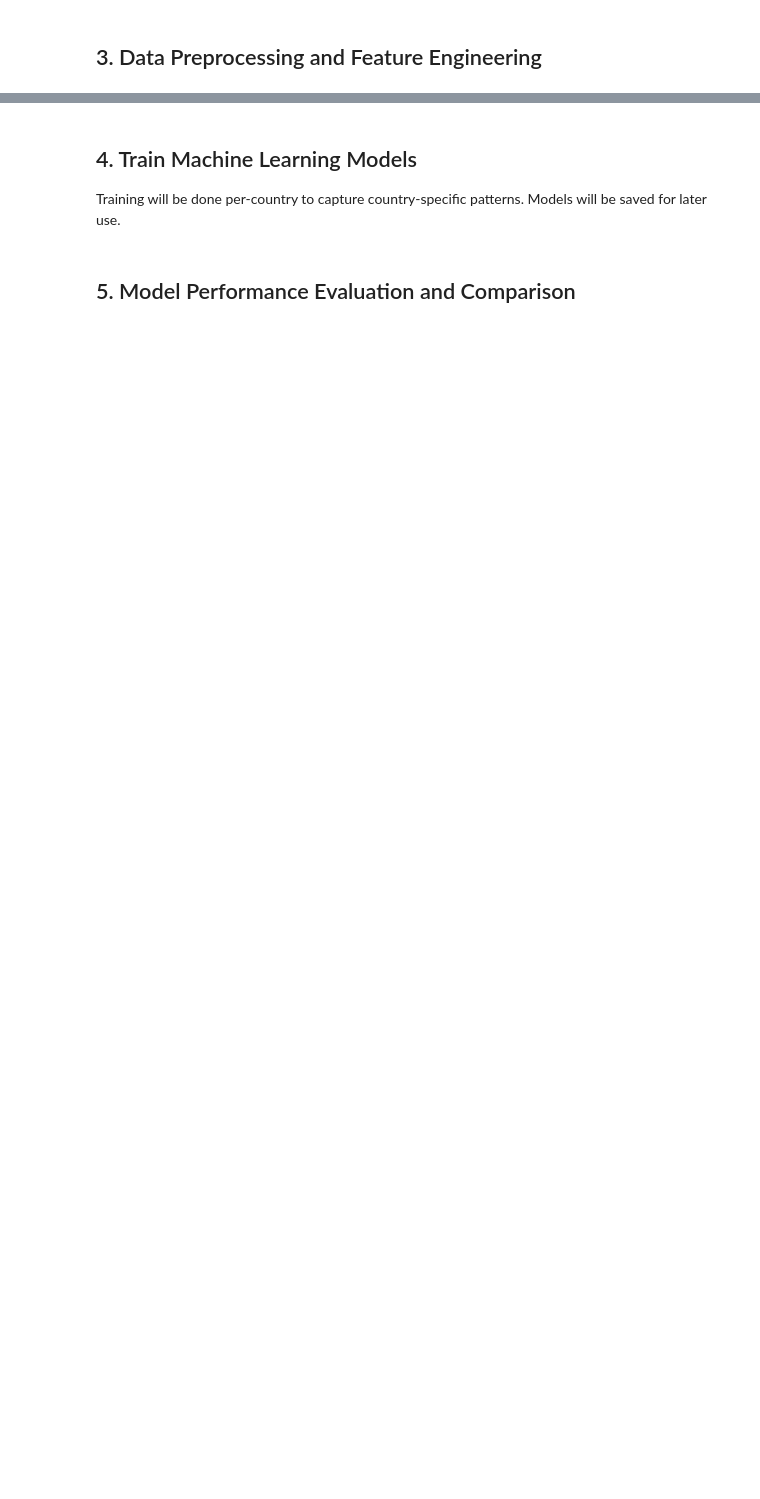
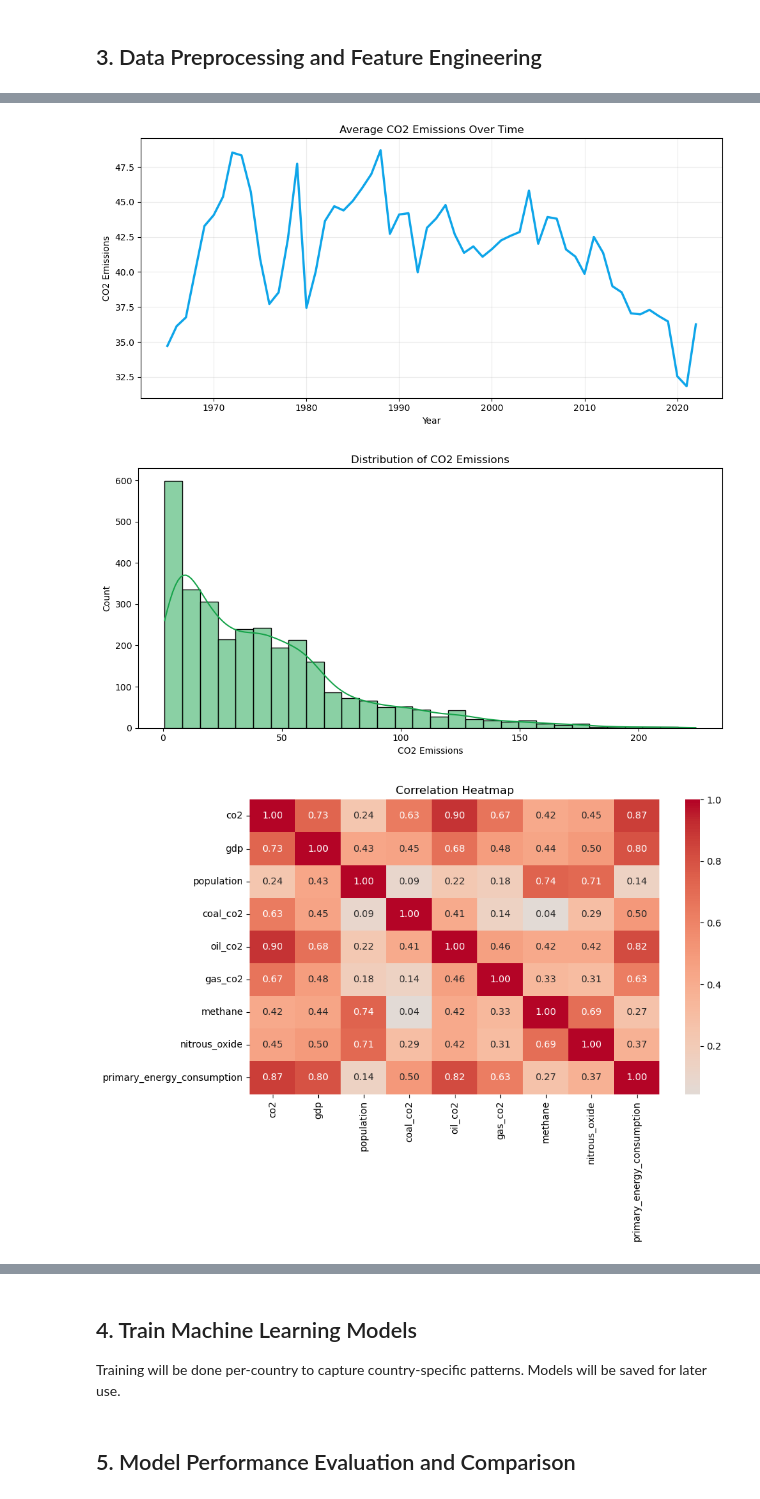
Before and after one commit to nithin282004/Final-Project-Capstone, a Jupyter notebook: train_and_predict.ipynb, the cells around one changed output, grey strips where cells are left out. Drawn from its saved outputs; the diff is of its cells as text; code cells hidden in the pictures; blank space fills up the shorter version.

```diff
--- a/train_and_predict.ipynb
+++ b/train_and_predict.ipynb
@@ -160,0 +124,61 @@ Final preprocessed data shape: (2776, 14)
+# %%
+df_viz = df_clean.copy()
+
+co2_year = df_viz.groupby('year', as_index=False)['co2'].mean()
+plt.figure(figsize=(10, 5))
+plt.plot(co2_year['year'], co2_year['co2'], color='#0ea5e9', linewidth=2.5)
+plt.title('Average CO2 Emissions Over Time')
+plt.xlabel('Year')
+plt.ylabel('CO2 Emissions')
+plt.grid(alpha=0.25)
+plt.tight_layout()
+plt.show()
+
+plt.figure(figsize=(10, 5))
+sns.histplot(df_viz['co2'], bins=30, kde=True, color='#16a34a')
+plt.title('Distribution of CO2 Emissions')
+plt.xlabel('CO2 Emissions')
+plt.ylabel('Count')
+plt.tight_layout()
+plt.show()
+
+num_cols = [c for c in ['co2', 'gdp', 'population', 'coal_co2', 'oil_co2', 'gas_co2', 'methane', 'nitrous_oxide', 'primary_energy_consumption'] if c in df_viz.columns]
+if len(num_cols) >= 2:
+    plt.figure(figsize=(10, 7))
+    corr = df_viz[num_cols].corr()
+    sns.heatmap(corr, annot=True, fmt='.2f', cmap='coolwarm', center=0)
+    plt.title('Correlation Heatmap')
+    plt.tight_layout()
+    plt.show()
+
+mix_cols = [c for c in ['coal_co2', 'oil_co2', 'gas_co2'] if c in df_viz.columns]
+if mix_cols:
+    mix_year = df_viz.groupby('year', as_index=False)[mix_cols].mean().sort_values('year')
+    plt.figure(figsize=(10, 6))
+    plt.stackplot(mix_year['year'], *[mix_year[c] for c in mix_cols], labels=[c.replace('_', ' ').title() for c in mix_cols], alpha=0.85)
+    plt.title(' Fossil Source Mix Over Time')
+    plt.xlabel('Year')
+    plt.ylabel('Average Emissions')
+    plt.legend(loc='upper left')
+    plt.tight_layout()
+    plt.show()
+
+if 'gdp' in df_viz.columns and 'co2' in df_viz.columns:
+    plt.figure(figsize=(10, 6))
+    sns.scatterplot(data=df_viz, x='gdp', y='co2', alpha=0.7, color='#ea580c')
+    x = df_viz['gdp'].values
+    y = df_viz['co2'].values
+    if len(df_viz) > 1:
+        z = np.polyfit(x, y, 1)
+        p = np.poly1d(z)
+        x_sorted = np.sort(x)
+        plt.plot(x_sorted, p(x_sorted), color='#1d4ed8', linewidth=2)
+    plt.title('GDP vs CO2 Emissions')
+    plt.xlabel('GDP')
+    plt.ylabel('CO2 Emissions')
+    plt.tight_layout()
+    plt.show()
+# %% [output]
+[figure, added]
+[figure, added]
+[figure, added]
```
Also changed, not shown: parts of 15 cells of this notebook, 17 other files.
